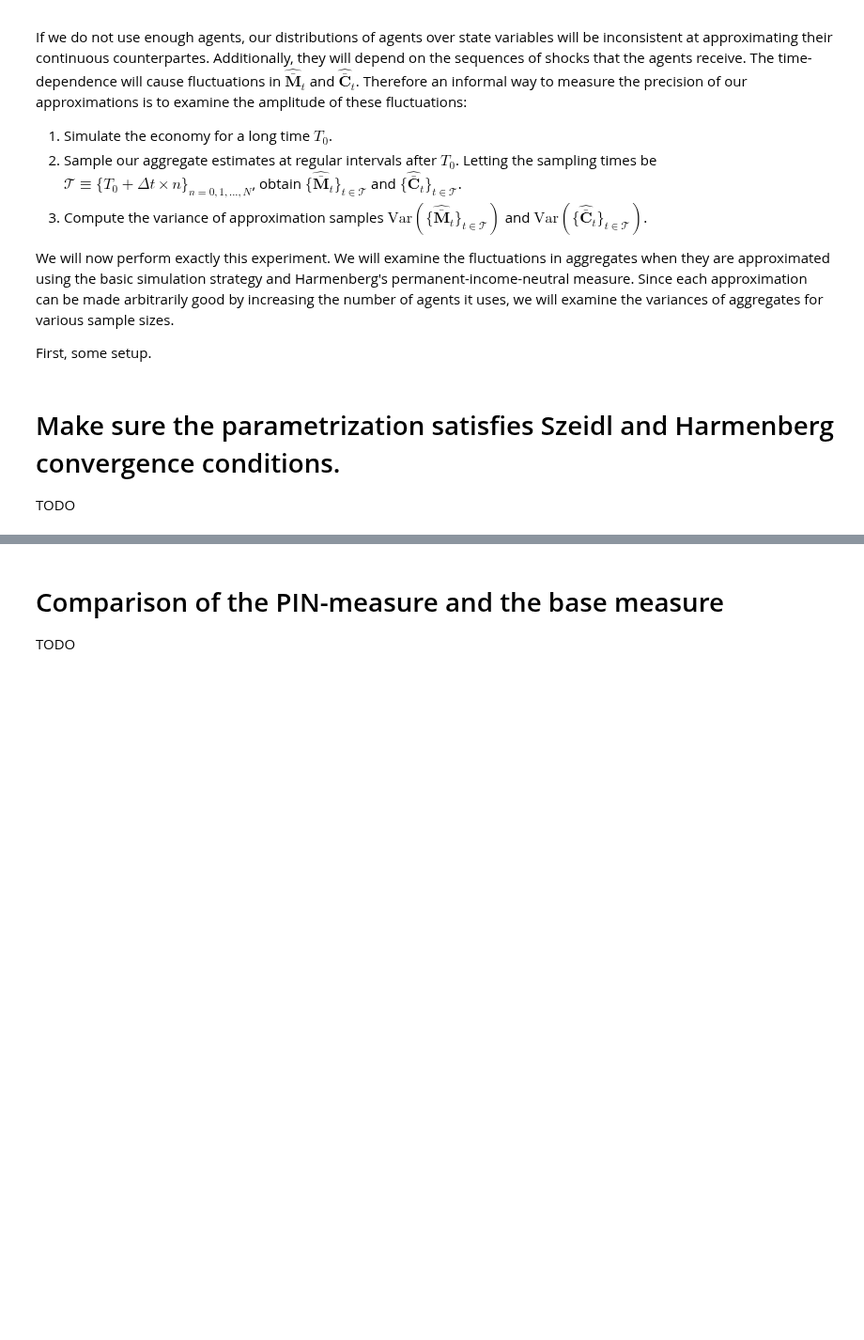
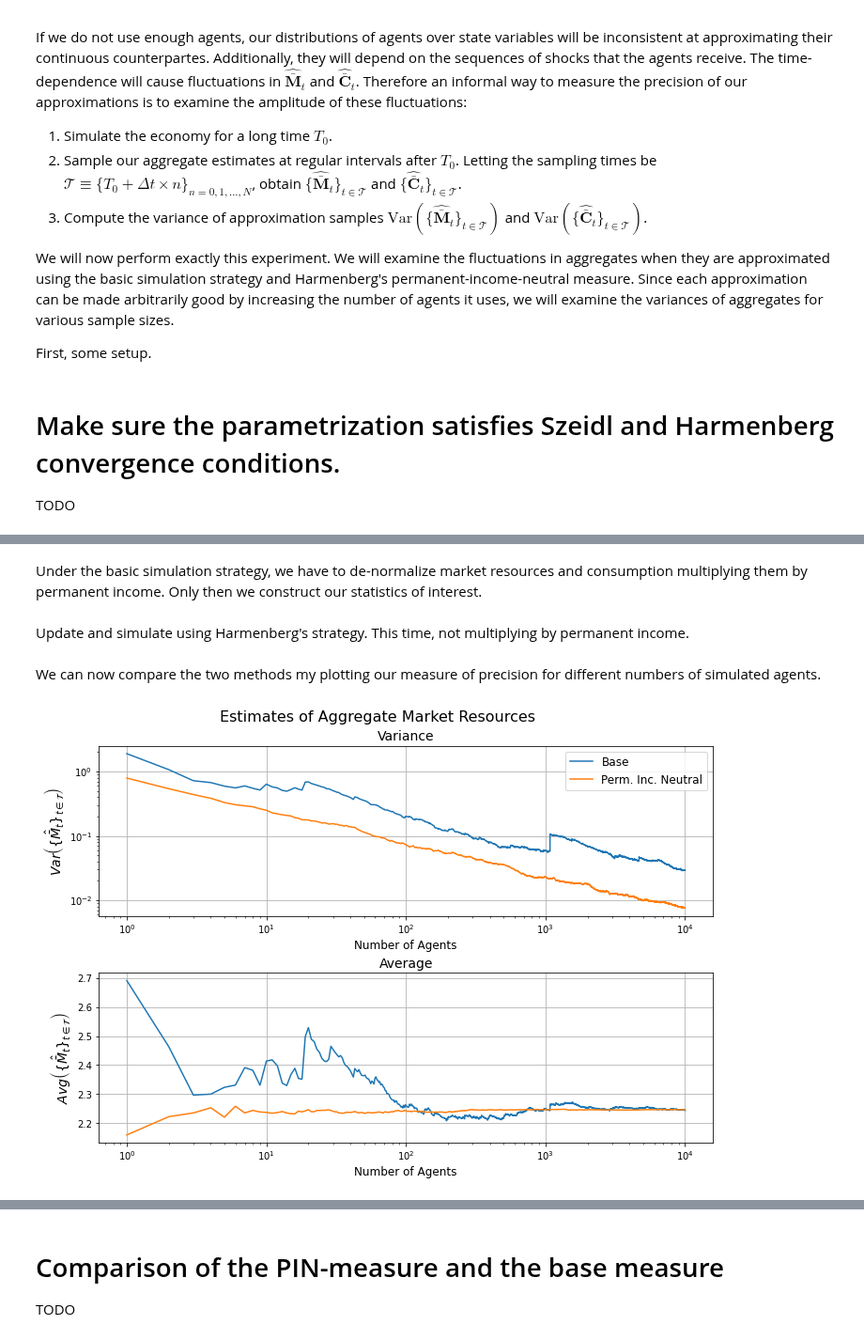
Before and after one commit to econ-ark/DemARK, a Jupyter notebook: notebooks/Harmenberg-Aggregation.ipynb, the cells around one changed output, grey strips where cells are left out. Shown at 94% size. Drawn from its saved outputs; the diff is of its cells as text; code cells hidden in the pictures; blank space fills up the shorter version.

Commit message:
Describe and format plots

```diff
--- a/notebooks/Harmenberg-Aggregation.ipynb
+++ b/notebooks/Harmenberg-Aggregation.ipynb
@@ -225,0 +202,2 @@ C_pin = sumstats(example.history['cNrm'], sample_periods)
+# %% [markdown]
+Under the basic simulation strategy, we have to de-normalize market resources and consumption multiplying them by permanent income. Only then we construct our statistics of interest.
@@ -225,0 +214,2 @@ C_pin = sumstats(example.history['cNrm'], sample_periods)
+# %% [markdown]
+Update and simulate using Harmenberg's strategy. This time, not multiplying by permanent income.
@@ -226,36 +226,30 @@ C_pin = sumstats(example.history['cNrm'], sample_periods)
+# %% [markdown]
+We can now compare the two methods my plotting our measure of precision for different numbers of simulated agents.
 # %%
 # Plots
-
 nagents = np.arange(1,max_agents+1,1)
 
 # Market resources
-fig, axs = plt.subplots(2)
+fig, axs = plt.subplots(2, figsize = (10,7), constrained_layout=True)
+
+fig.suptitle('Estimates of Aggregate Market Resources', fontsize=16)
 axs[0].plot(nagents, M_base['stds'], label = 'Base')
 axs[0].plot(nagents, M_pin['stds'], label = 'Perm. Inc. Neutral')
 axs[0].set_yscale('log')
 axs[0].set_xscale('log')
+axs[0].set_title('Variance', fontsize=14)
+axs[0].set_ylabel(r'$Var\left(\{\hat{\bar{M}}_t\}_{t\in\mathcal{T}}\right)$', fontsize = 14)
+axs[0].set_xlabel('Number of Agents', fontsize=12)
 axs[0].grid()
-axs[0].legend()
+axs[0].legend(fontsize=12)
 
 axs[1].plot(nagents, M_base['means'], label = 'Base')
 axs[1].plot(nagents, M_pin['means'], label = 'Perm. Inc. Neutral')
 axs[1].set_xscale('log')
-axs[1].set_xlabel('Number of Agents')
+axs[1].set_title('Average', fontsize=14)
+axs[1].set_ylabel(r'$Avg\left(\{\hat{\bar{M}}_t\}_{t\in\mathcal{T}}\right)$', fontsize=14)
+axs[1].set_xlabel('Number of Agents', fontsize=12)
 axs[1].grid()
 plt.show()
-
-# Consumption
-fig, axs = plt.subplots(2)
-axs[0].plot(nagents, C_base['stds'], label = 'Base')
-axs[0].plot(nagents, C_pin['stds'], label = 'Perm. Inc. Neutral')
-axs[0].set_yscale('log')
-axs[0].set_xscale('log')
-axs[0].grid()
-axs[0].legend()
-
-axs[1].plot(nagents, C_base['means'], label = 'Base')
-axs[1].plot(nagents, C_pin['means'], label = 'Perm. Inc. Neutral')
-axs[1].set_xscale('log')
-axs[1].set_xlabel('Number of Agents')
-axs[1].grid()
-plt.show()
+# %% [output]
+[figure, added]
```
Also changed, not shown: parts of 15 cells of this notebook, 1 other file.
